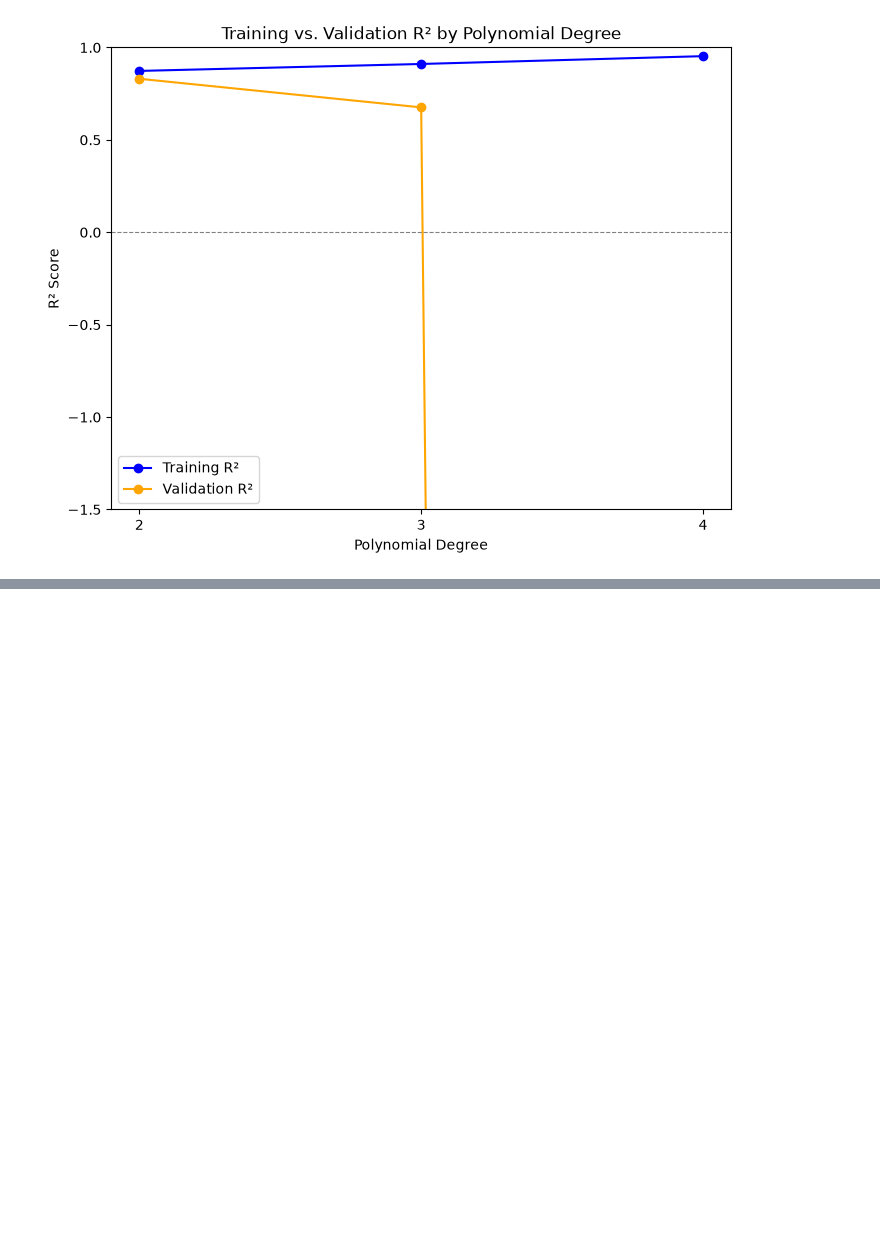
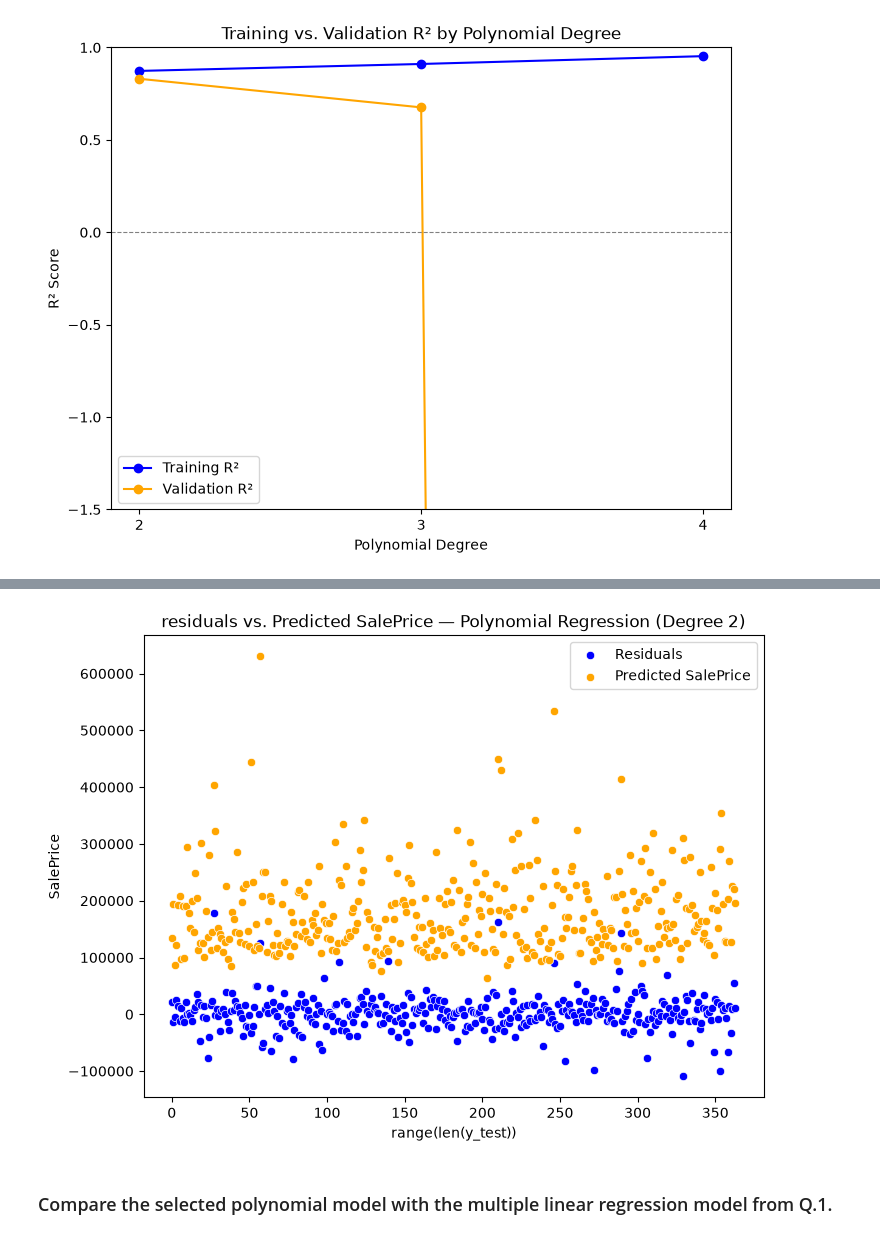
Before and after one commit to FarhanKhan1/MSAI_Machine_Learning, a Jupyter notebook: assignments_1/notebooks/q2_polynomial_regression.ipynb, the cells around one changed output, grey strips where cells are left out. Cells and saved outputs as stored; diff of their text form; code cells hidden in the pictures; blank space fills up the shorter version.

```diff
--- a/assignments_1/notebooks/q2_polynomial_regression.ipynb
+++ b/assignments_1/notebooks/q2_polynomial_regression.ipynb
@@ -450,0 +462,14 @@ plt.show()
+# %%
+fig, ax = plt.subplots(figsize=(8, 6))
+sns.scatterplot(x=range(len(y_test)), y=(y_test - poly_test_preds), ax=ax, label='Residuals', color='blue')
+sns.scatterplot(x=range(len(y_test)), y=poly_test_preds, ax=ax, color='orange', label='Predicted SalePrice')
+# ax.plot([y_test.min(), y_test.max()], [y_test.min(), y_test.max()], 'r--', label='Perfect Prediction')
+ax.set_xlabel("range(len(y_test))")
+# ax.set_ylabel("residuals SalePrice")
+ax.set_title("residuals vs. Predicted SalePrice — Polynomial Regression (Degree 2)")
+ax.legend()
+plt.show()
+# %% [output]
+[figure, added]
+# %% [markdown]
+### Compare the selected polynomial model with the multiple linear regression model from Q.1.
```
Also changed, not shown: parts of 3 cells of this notebook.
